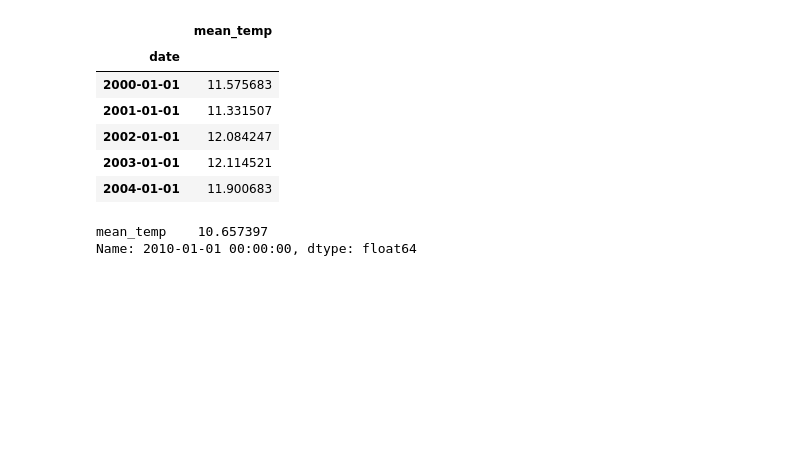
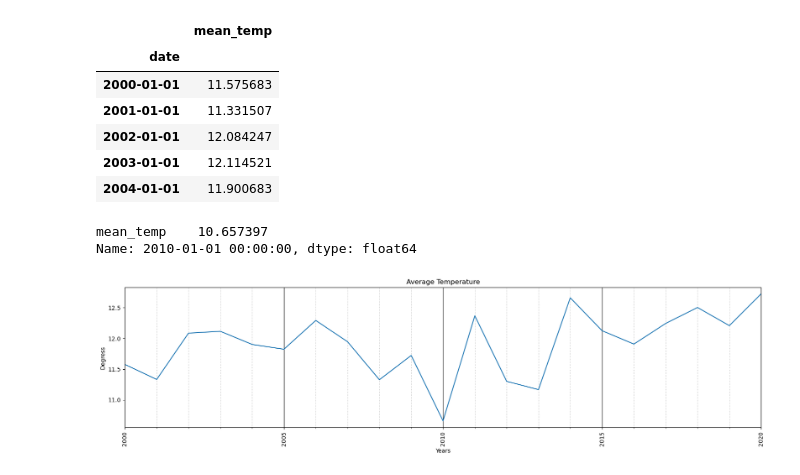
Before and after one commit to john-a-dixon/resampling-datetime-data, a Jupyter notebook: resample.ipynb, the cells around one changed output. Saved outputs shown, nothing was run; the diff lists cells and outputs as text; code cells hidden in the pictures; blank space fills up the shorter version.

Commit message:
Added the plot with the ticks.

```diff
--- a/resample.ipynb
+++ b/resample.ipynb
@@ -219,3 +219,19 @@ coolest_avg_temp_val
 # %% [output]
 mean_temp    10.657397
 Name: 2010-01-01 00:00:00, dtype: float64
+# %%
+# Figure creation and labeling
+fig, ax = plt.subplots(figsize=(20, 5))
+yearly_df["mean_temp"].plot(ax=ax)
+ax.set_title("Average Temperature")
+ax.set_xlabel("Years")
+ax.set_ylabel("Degress")
+
+# Major xaxis ticks formatting
+ax.grid(which='major',axis='x', color='k')
+fig.autofmt_xdate(rotation=90, ha='center')
+
+# Minor xaxis ticks formatting
+ax.grid(which='minor', axis='x', ls=":");
+# %% [output]
+[figure, added]
```
